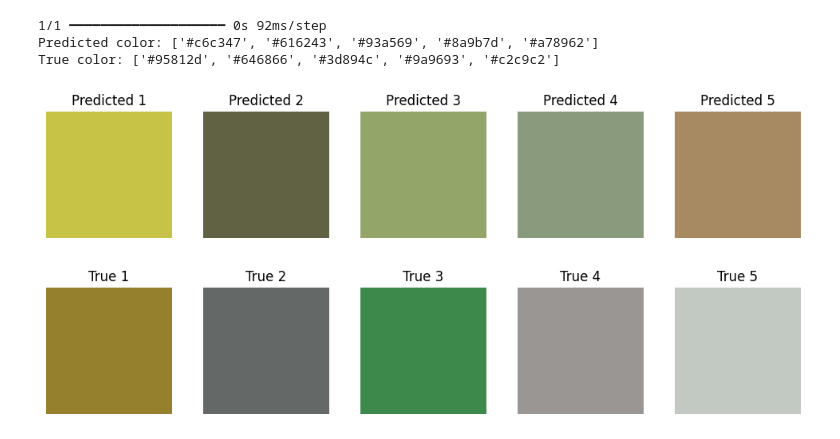
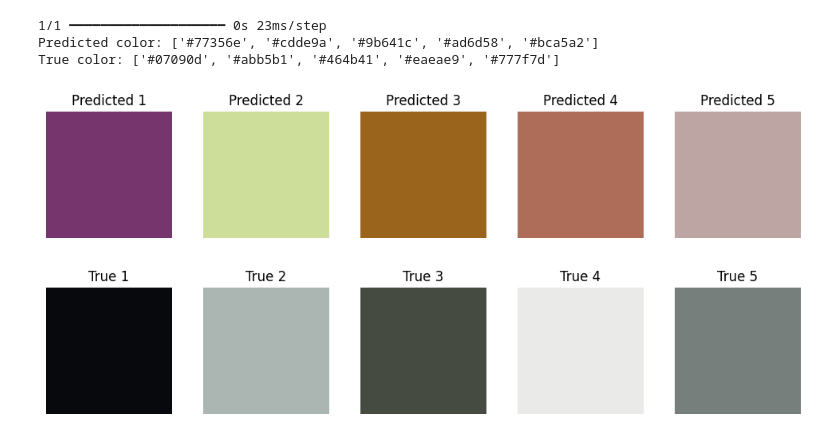
Before and after one commit to MateuszDrabik11/biai, a Jupyter notebook: training.ipynb, the cells around one changed output. Saved outputs shown, nothing was run; the diff lists cells and outputs as text; code cells hidden in the pictures.

```diff
--- a/training.ipynb
+++ b/training.ipynb
@@ -251,7 +289,7 @@ val_dataset = dataset.take(val_size).batch(32)
 
 
 model = models.Sequential([
-    layers.Input(shape=(64, 64, 3)),
+    layers.Input(shape=(128, 128, 3)),
     layers.Conv2D(16 * input_colors, (3, 3), activation='relu'),
     layers.AveragePooling2D(2, 2),
 
@@ -267,5 +305,5 @@ model = models.Sequential([
 #!
 
 model.compile(optimizer=tf.keras.optimizers.Adam(amsgrad=True, learning_rate=1e-3), loss='mse')
-model.fit(train_dataset, epochs=10, validation_data=val_dataset)
+model.fit(train_dataset, epochs=100, validation_data=val_dataset)
 # %% [output]
@@ -340,41 +371,42 @@ Predicted: #c472bc True: #5da53e
 def show_colors(hex_list, titles=None):
     fig, ax = plt.subplots(1, len(hex_list), figsize=(len(hex_list) * 2, 2))
     if len(hex_list) == 1:
         ax = [ax]
     for i, hex_color in enumerate(hex_list):
         rgb = np.array([[hex_to_rgb_tuple(hex_color)]])
         ax[i].imshow(rgb)
         ax[i].axis("off")
         if titles:
             ax[i].set_title(titles[i])
     plt.tight_layout()
     plt.show()
-file = "000000010432.jpg"
+file = "000000461404.jpg"
 image_path = f"Data/PhotosColorPicker/{file}"
-image = load_img(image_path, target_size=(64, 64))
+
+image = load_img(image_path, target_size=(128, 128))
 img_array = img_to_array(image) / 255.0
 lab_image = convert_lab(img_array)
 lab_normed = lab_normalize(lab_image)
 input_arr = np.expand_dims(lab_normed, axis=0)
 prediction = model.predict(input_arr).reshape(input_colors,3)
 lab_pred = [lab_unnorm(i) for i in prediction]
 rgb_pred = [lab_to_rgb(i) for i in lab_pred]
 pred_hex = [rgb_to_hex(i) for i in rgb_pred]
 
-true_rgb = [lab_to_rgb(i) for i in df[df['image'] == file]["lab"].values[0]]
+true_rgb = [i for i in b[b['image'] == file]["color_paletter_rgb"].iloc[0]]
 true_hex = [rgb_to_hex(i) for i in true_rgb]
 print("Predicted color:", pred_hex)
 print("True color:", true_hex)
 titles = [f"Predicted {i+1}" for i in range(len(pred_hex))]
 show_colors(pred_hex, titles)
 titles = [f"True {i+1}" for i in range(len(true_hex))]
 show_colors(true_hex, titles)
 # %% [output]
-1/1 ━━━━━━━━━━━━━━━━━━━━ 0s 92ms/step
-Predicted color: ['#c6c347', '#616243', '#93a569', '#8a9b7d', '#a78962']
-True color: ['#95812d', '#646866', '#3d894c', '#9a9693', '#c2c9c2']
+1/1 ━━━━━━━━━━━━━━━━━━━━ 0s 23ms/step
+Predicted color: ['#77356e', '#cdde9a', '#9b641c', '#ad6d58', '#bca5a2']
+True color: ['#07090d', '#abb5b1', '#464b41', '#eaeae9', '#777f7d']
-[figure, old version]
+[figure, new version]
-[figure, old version]
+[figure, new version]
 # %%
 # model.compile(optimizer=tf.keras.optimizers.Adam(amsgrad=True, learning_rate=1e-3), loss='mse')
 # model = keras.saving.load_model("model.keras")
```
Also changed, not shown: parts of 7 cells of this notebook, 1 other file.
